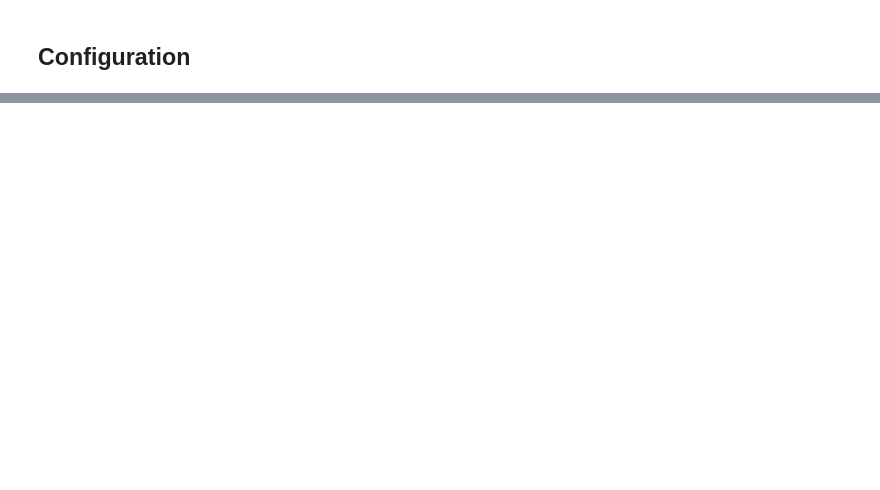
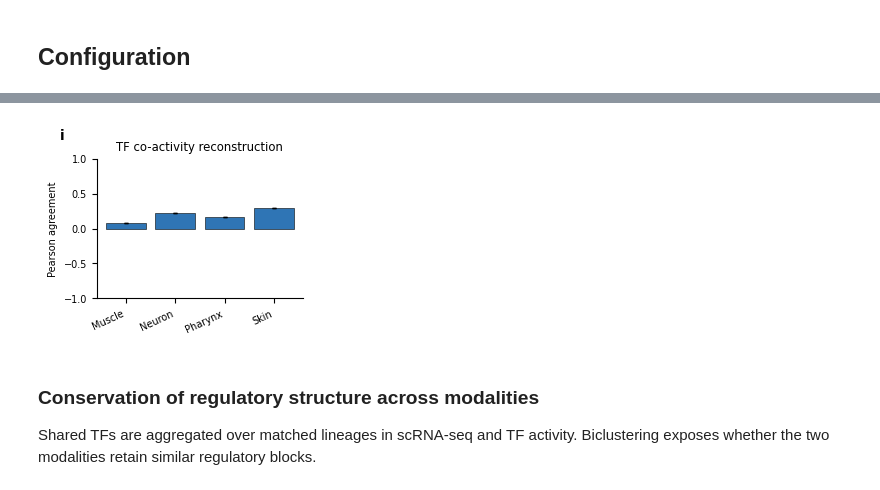
Before and after one commit to fym0503/SMITH, a Jupyter notebook: docs/source/tutorials/notebooks/regulatory_section/02_SMITH_Regulatory_Activity_executed.ipynb, the cells around one changed output, grey strips where cells are left out. Drawn from its saved outputs; the diff is of its cells as text; code cells hidden in the pictures; blank space fills up the shorter version.

```diff
--- a/docs/source/tutorials/notebooks/regulatory_section/02_SMITH_Regulatory_Activity_executed.ipynb
+++ b/docs/source/tutorials/notebooks/regulatory_section/02_SMITH_Regulatory_Activity_executed.ipynb
@@ -299,0 +260,26 @@ This executed page uses one real TF split, one real miRNA split and one scRNA-to
+# %%
+tf32 = training_runs["elegans_tf"][32]
+coactivity = coactivity_from_objects(
+    tf_train, tf_test, tf32["panel_genes"], pairs=tf_pairs,
+    checkpoint_file=tf32["checkpoint_file"], method="SMITH", seed=1,
+)
+coactivity.to_csv(FIGURE_DATA / "figure3_i_coactivity.tsv", sep="\t", index=False)
+
+lineages = ["muscle", "neuron", "pharynx", "skin"]
+means = [coactivity.loc[coactivity["lineage"] == lineage, "pearson"].mean() for lineage in lineages]
+errors = [coactivity.loc[coactivity["lineage"] == lineage, "pearson"].sem() if sum(coactivity["lineage"] == lineage) > 1 else 0.0 for lineage in lineages]
+figure, axis = plt.subplots(figsize=(2.55, 2.25), facecolor="white")
+axis.bar(np.arange(len(lineages)), means, yerr=errors, capsize=1.5, color="#2f75b5", edgecolor="black", linewidth=0.4)
+axis.set(title="TF co-activity reconstruction", ylabel="Pearson agreement")
+axis.set_xticks(np.arange(len(lineages)), [name.title() for name in lineages], rotation=25, ha="right")
+axis.set_ylim(-1, 1)
+figure.text(0.015, 0.985, "i", ha="left", va="top", fontsize=10, weight="bold")
+figure.subplots_adjust(left=0.16, right=0.97, bottom=0.23, top=0.85)
+display(figure)
+plt.close(figure)
+# %% [output]
+[figure, added]
+# %% [markdown]
+### Conservation of regulatory structure across modalities
+
+Shared TFs are aggregated over matched lineages in scRNA-seq and TF activity. Biclustering exposes whether the two modalities retain similar regulatory blocks.
```
Also changed, not shown: parts of 54 cells of this notebook, 7 other files.
